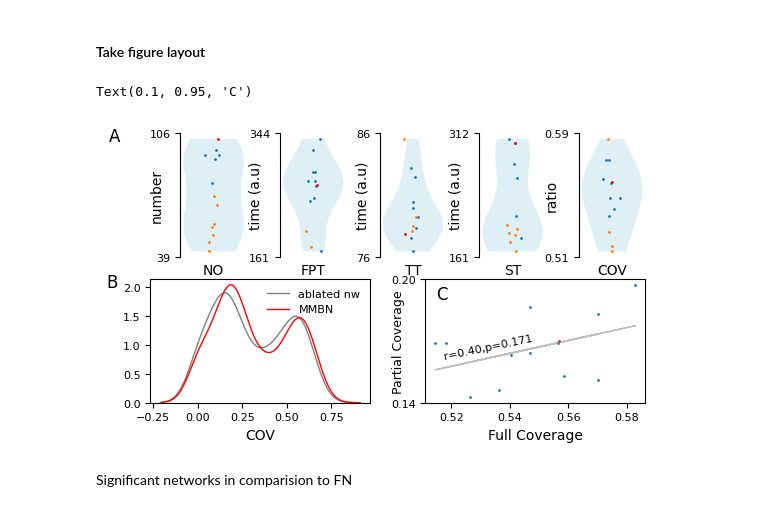
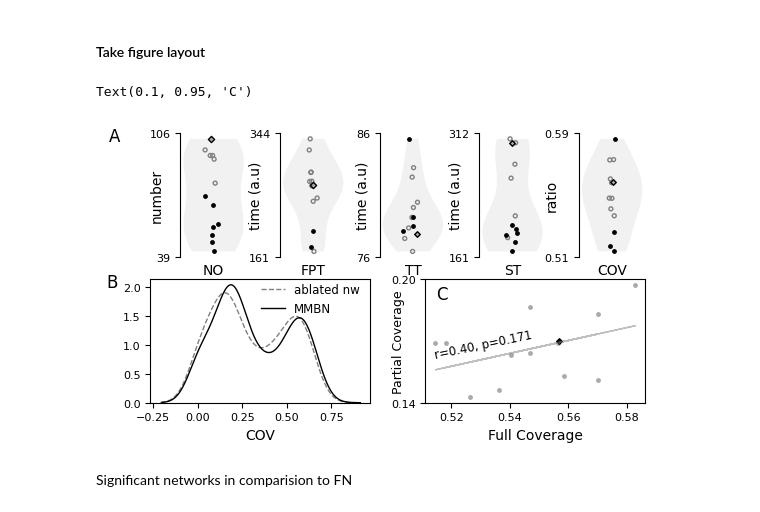
Before and after one commit to csndl-iitd/srg-tes-epilepsy-models, a Jupyter notebook: analysis/notebooks/Analyse fig_March_26.ipynb, the cells around one changed output. Cells and saved outputs as stored; diff of their text form; code cells hidden in the pictures.

```diff
--- a/analysis/notebooks/Analyse fig_March_26.ipynb
+++ b/analysis/notebooks/Analyse fig_March_26.ipynb
@@ -616,21 +616,21 @@ ax0.set_ylabel('number', fontsize=10,labelpad=-10)
 # Violin plot of fpt mean in light shade
 violin_parts=ax0.violinplot(num_trans,positions=[1],showextrema=False,showmeans=False,showmedians=False)
 for pc in violin_parts['bodies']:
-    pc.set_facecolor('lightblue')
+    pc.set_facecolor('lightgray')
     # pc.set_edgecolor('None')
-    pc.set_alpha(0.4)
+    pc.set_alpha(0.3)
 # get jittered x
 x_jitter = np.random.normal(loc=1.0,scale=0.03,size=13)
 # not significant networks
 y_nsgno=[num_trans[x] for x in inw_in]
 x_nsgno=[x_jitter[x] for x in inw_in]
-ax0.scatter(x_nsgno,y_nsgno,s=1,zorder=2)
+ax0.scatter(x_nsgno,y_nsgno,s=8,zorder=2,edgecolors='gray',facecolors='none', marker='o')
 # dark significant networks
 y_no=[num_trans[x] for x in snw_in]
 x_no=[x_jitter[x] for x in snw_in]
-ax0.scatter(x_no,y_no,s=1)
+ax0.scatter(x_no,y_no,s=6,zorder=2,c='k')
 # for MMBN
-ax0.scatter(x_jitter[0],num_trans[0],c='Red',s=1)
+ax0.scatter(x_jitter[0],num_trans[0],c='darkgray',s=10,zorder=2,marker='D',edgecolors='k')
 # get current y limits
 ymin, ymax = ax0.get_ylim()
 # set ticks at first and last positions
@@ -649,22 +649,22 @@ ax1.set_xlabel('FPT')
 # Violin plot of fpt mean in light shade
 violin_parts=ax1.violinplot(fpt_mean,positions=[1],showextrema=False,showmeans=False,showmedians=False)
 for pc in violin_parts['bodies']:
-    pc.set_facecolor('lightblue')
+    pc.set_facecolor('lightgray')
     # pc.set_edgecolor('None')
-    pc.set_alpha(0.4)
+    pc.set_alpha(0.3)
 # get jittered x
 x_jitter = np.random.normal(loc=1.0,scale=0.03,size=13)
 # not significant networks
 n_sg_fpt=list(set(list(range(1,13)))-set(f_m_s))
 y_nsgfpt=[fpt_mean[x] for x in n_sg_fpt]
 x_nsgfpt=[x_jitter[x] for x in n_sg_fpt]
-ax1.scatter(x_nsgfpt,y_nsgfpt,s=1)
+ax1.scatter(x_nsgfpt,y_nsgfpt,s=8,zorder=2,edgecolors='gray',facecolors='none', marker='o')
 # dark significant nw
 y_fpt=[fpt_mean[x] for x in f_m_s ]
 x_fpt =[x_jitter[x] for x in f_m_s]
-ax1.scatter(x_fpt,y_fpt,s=1)
+ax1.scatter(x_fpt,y_fpt,s=6,zorder=2,c='k')
 # plot FN
-ax1.scatter(x_jitter[0],fpt_mean[0],c='Red',s=1)
+ax1.scatter(x_jitter[0],fpt_mean[0],c='darkgray',s=10,zorder=2,marker='D',edgecolors='k')
 # get current y limits
 ymin, ymax = ax1.get_ylim()
 # set ticks at first and last positions
@@ -683,22 +683,22 @@ ax2.set_xlabel('TT')
 # Violin plot of trans time in light shade
 violin_parts=ax2.violinplot(trans_time,positions=[1],showextrema=False,showmeans=False,showmedians=False)
 for pc in violin_parts['bodies']:
-    pc.set_facecolor('lightblue')
+    pc.set_facecolor('lightgray')
     # pc.set_edgecolor('None')
-    pc.set_alpha(0.4)
+    pc.set_alpha(0.3)
 # get jittered x
 x_jitter = np.random.normal(loc=1.0,scale=0.03,size=13)
 # not significant networks
 n_sg_tt=list(set(list(range(1,13)))-set(t_m_s))
 y_nsgtt=[trans_time[x] for x in n_sg_tt]
 x_nsgtt=[x_jitter[x] for x in n_sg_tt]
-ax2.scatter(x_nsgtt,y_nsgtt,s=1)
+ax2.scatter(x_nsgtt,y_nsgtt,s=8,zorder=2,edgecolors='gray',facecolors='none', marker='o')
 # dark significant nw
 y_tt=[trans_time[x] for x in t_m_s ]
 x_tt=[x_jitter[x] for x in t_m_s]
-ax2.scatter(x_tt,y_tt,s=1)
+ax2.scatter(x_tt,y_tt,s=6,zorder=2,c='k')
 #plot FN
-ax2.scatter(x_jitter[0],trans_time[0],c='Red',s=1)
+ax2.scatter(x_jitter[0],trans_time[0],c='darkgray',s=8,zorder=2,marker='D',edgecolors='k')
 # get current y limits
 ymin, ymax = ax2.get_ylim()
 # set ticks at first and last positions
@@ -717,22 +717,22 @@ ax3.set_xlabel('ST')
 # Violin plot of sync time mean in light shade
 violin_parts=ax3.violinplot(st_mean,positions=[1],showextrema=False,showmeans=False,showmedians=False)
 for pc in violin_parts['bodies']:
-    pc.set_facecolor('lightblue')
+    pc.set_facecolor('lightgray')
     # pc.set_edgecolor('None')
-    pc.set_alpha(0.4)
+    pc.set_alpha(0.3)
 # get jittered x
 x_jitter = np.random.normal(loc=1.0,scale=0.03,size=13)
 # not significant networks
 n_sg_st=list(set(list(range(1,13)))-set(s_m_s))
 y_nsgst=[st_mean[x] for x in n_sg_st]
 x_nsgst=[x_jitter[x] for x in n_sg_st]
-ax3.scatter(x_nsgst,y_nsgst,s=1)
+ax3.scatter(x_nsgst,y_nsgst,s=8,zorder=2,edgecolors='gray',facecolors='none', marker='o')
 # dark significant nw
 y_st=[st_mean[x] for x in s_m_s ]
 x_st=[x_jitter[x] for x in s_m_s]
-ax3.scatter(x_st,y_st,s=1)
+ax3.scatter(x_st,y_st,s=6,zorder=2,c='k')
 #plot FN
-ax3.scatter(x_jitter[0],st_mean[0],c='Red',s=1)
+ax3.scatter(x_jitter[0],st_mean[0],c='darkgray',s=8,zorder=2,marker='D',edgecolors='k')
 # get current y limits
 ymin, ymax = ax3.get_ylim()
 # set ticks at first and last positions
@@ -750,22 +750,22 @@ ax4.set_xlabel('COV')
 # Violin plot of coverage in light shade
 violin_parts=ax4.violinplot(cov,positions=[1],showextrema=False,showmeans=False,showmedians=False)
 for pc in violin_parts['bodies']:
-    pc.set_facecolor('lightblue')
+    pc.set_facecolor('lightgray')
     # pc.set_edgecolor('None')
-    pc.set_alpha(0.4)
+    pc.set_alpha(0.3)
 # get jittered x
 x_jitter = np.random.normal(loc=1.0,scale=0.03,size=13)
 # not significant networks
 n_sg_cv=list(set(list(range(1,13)))-set(c_m_s))
 y_nsgcv=[cov[x] for x in n_sg_cv]
 x_nsgcv=[x_jitter[x] for x in n_sg_cv]
-ax4.scatter(x_nsgcv,y_nsgcv,s=1)
+ax4.scatter(x_nsgcv,y_nsgcv,s=8,zorder=2,edgecolors='gray',facecolors='none', marker='o')
 # dark significant nw
 y_cv=[cov[x] for x in c_m_s ]
 x_cv=[x_jitter[x] for x in c_m_s]
-ax4.scatter(x_cv,y_cv,s=1)
+ax4.scatter(x_cv,y_cv,s=6,zorder=2,c='k')
 #plot FN
-ax4.scatter(x_jitter[0],cov[0],c='Red',s=1)
+ax4.scatter(x_jitter[0],cov[0],c='darkgray',s=8,zorder=2,marker='D',edgecolors='k')
 # get current y limits
 ymin, ymax = ax4.get_ylim()
 # set ticks at first and last positions
@@ -802,15 +802,15 @@ a_fcov=a_data[2]['cov']
 a_pcov=a_data[1]['cov']
 a_pcov=[x for x in a_pcov if x>0]
 a_cov=a_fcov+a_pcov
-sns.kdeplot(a_cov,ax=ax5,color='grey',linewidth=1,label='ablated nw')
+sns.kdeplot(a_cov,ax=ax5,color='grey',linewidth=1,label='ablated nw',linestyle='--')
 # read full network data
 fn_data=reader.data_read_pkl('results/calculate_final_params/final_fn.pkl')
 fn_fcov=fn_data[2]['cov']
 fn_pcov=fn_data[1]['cov']
 fn_pcov=[x for x in fn_pcov if x>0]
 fn_cov=fn_fcov+fn_pcov
-sns.kdeplot(fn_cov,ax=ax5,color='red',linewidth=1,label='MMBN')
-ax5.legend(loc="upper right",fontsize=8,frameon=False)
+sns.kdeplot(fn_cov,ax=ax5,color='k',linewidth=1,label='MMBN')
+ax5.legend(loc="upper right",fontsize=8.5,frameon=False,bbox_to_anchor=(1, 1.05))
 ax5.set_ylabel("")
 
 
@@ -823,8 +823,8 @@ ax6=fig.add_subplot(gs[5:10,7:14])
 # ax6.set_xticklabels([])
 ax6.set_xlabel("Full Coverage")
 ax6.set_ylabel("Partial Coverage",fontsize =9,labelpad=-10)
-ax6.scatter(cov[1:],cov_part[1:],s=1)
-ax6.scatter(cov[0],cov_part[0],c='Red',s=1)
+ax6.scatter(cov[1:],cov_part[1:],s=6,c='darkgray')
+ax6.scatter(cov[0],cov_part[0],c='k',s=8,marker='D')
 # fit straight line
 coeffs=np.polyfit(cov,cov_part,deg=1)
 slope,intercept=coeffs
@@ -834,36 +834,36 @@ corr,pval =pearsonr(cov,cov_part)
 #plot fit line
 ax6.plot(cov,y_fit,color='grey',linewidth=1, alpha=0.5)
 # annotate over line
 x_mid=np.mean(cov)
 y_mid=slope*x_mid+intercept-0.006
 angle=np.degrees(np.arctan(slope))-5
-ax6.text(x_mid,y_mid,f"r={corr:.2f},p={pval:.3f}",
-         fontsize=8,color='black', rotation=angle,
+ax6.text(x_mid,y_mid,f"r={corr:.2f}, p={pval:.3f}",
+         fontsize=8.5,color='black', rotation=angle,
          ha="right",va="bottom")
 # get current y limits
 ymin, ymax = ax6.get_ylim()
 # set ticks at first and last positions
 ax6.set_yticks([ymin, ymax])
 ax6.yaxis.set_major_formatter(mticker.FormatStrFormatter('%.2f'))
 # optionally format them (e.g. integers, smaller font)
 
 ax6.tick_params(axis='y', labelsize=8)
 ax6.tick_params(axis='x', labelsize=8)
 
 #panel A
 ax0.text(-0.9, 1.05, "A", transform=ax0.transAxes,
          fontsize=12, va="top", ha="right")
 
 # Panel B
 ax5.text(-0.15, 1.05, "B", transform=ax5.transAxes,
          fontsize=12, va="top", ha="right")
 
 # Panel C
 ax6.text(0.1, 0.95, "C", transform=ax6.transAxes,
          fontsize=12, va="top", ha="right")
 # %% [output]
 Text(0.1, 0.95, 'C')
-[figure, old version]
+[figure, new version]
 # %% [markdown]
 Significant networks in comparision to FN
 # %% [markdown]
```
Also changed, not shown: parts of 21 cells of this notebook.
